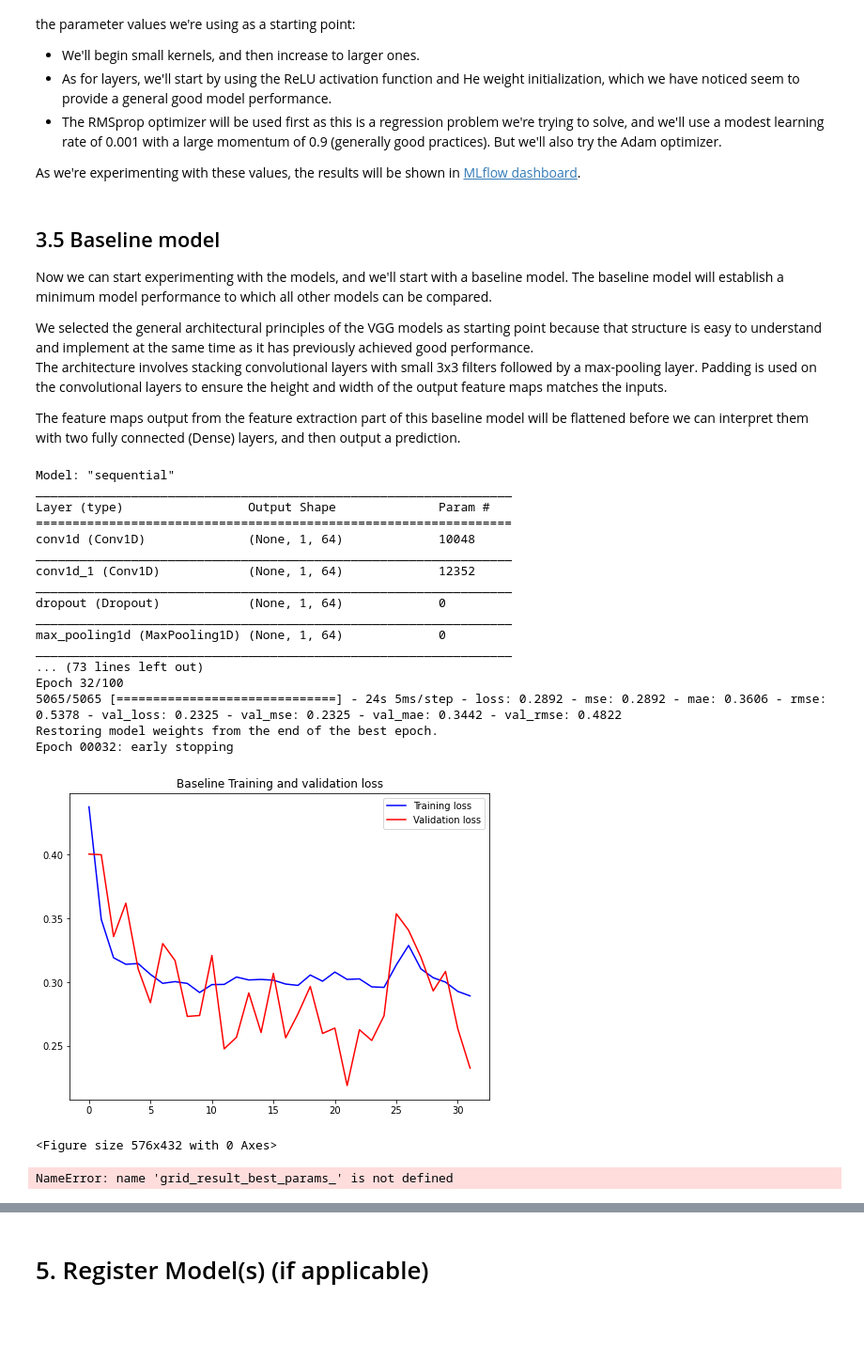
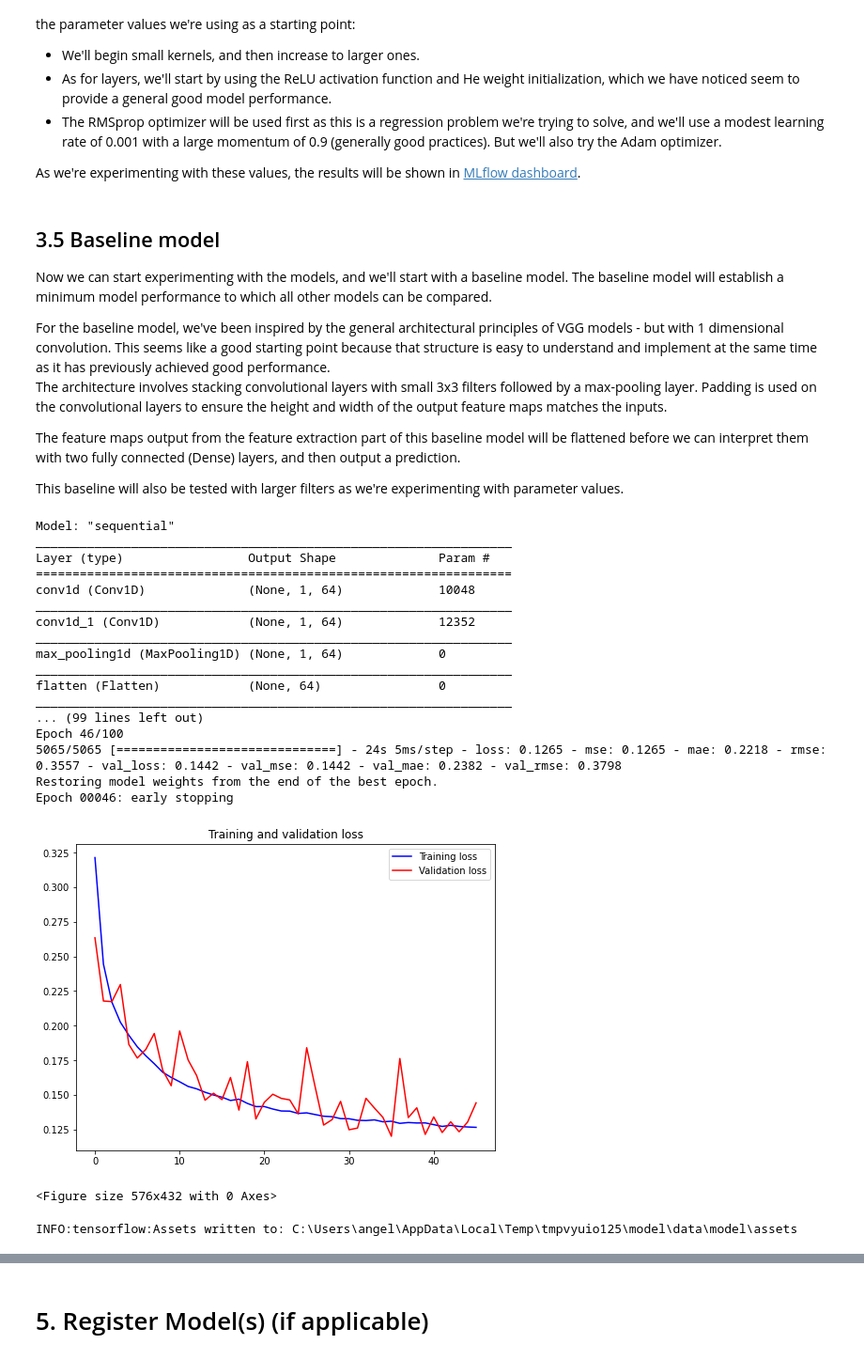
Before and after one commit to digitacs/4dv652-ml, a Jupyter notebook: notebooks/assignment14/good_ugly_cnn.ipynb, the cells around one changed output, grey strips where cells are left out. Shown at 94% size. Cells and saved outputs as stored; diff of their text form; code cells hidden in the pictures; blank space fills up the shorter version.

```diff
--- a/notebooks/assignment14/good_ugly_cnn.ipynb
+++ b/notebooks/assignment14/good_ugly_cnn.ipynb
@@ -78,6 +78,10 @@ print(df.shape)
 # %%
 X = df.drop(columns=['ConfidenceScore', 'GoodnessScore'])
 y = df[['ConfidenceScore', 'GoodnessScore']]
+
+from sklearn.utils import shuffle
+
+X, y = shuffle(X, y, random_state=random_state)
 # %%
 from sklearn.model_selection import train_test_split
 
@@ -277,6 +281,8 @@ kernel_initializer = 'he_uniform'
 
 pool_size = 2
 
+dense_units = 128
+
 output_activation = 'linear'
 
 # Optimization function
@@ -289,11 +295,15 @@ opt = RMSprop(learning_rate=learning_rate, momentum=momentum)
 
 Now we can start experimenting with the models, and we'll start with a baseline model. The baseline model will establish a minimum model performance to which all other models can be compared.
 
-We selected the general architectural principles of the VGG models as starting point because that structure is easy to understand and implement at the same time as it has previously achieved good performance. <br />
+For the baseline model, we've been inspired by the general architectural principles of VGG models - but with 1 dimensional convolution.
+This seems like a good starting point because that structure is easy to understand and implement at the same time as it has previously achieved good performance. <br />
 The architecture involves stacking convolutional layers with small 3x3 filters followed by a max-pooling layer. Padding is used on the convolutional layers to ensure the height and width of the output feature maps matches the inputs.
 
 The feature maps output from the feature extraction part of this baseline model will be flattened before we can interpret them with two fully connected (Dense) layers, and then output a prediction.
+
+This baseline will also be tested with larger filters as we're experimenting with parameter values.
 # %%
+import time
 from tensorflow.keras.layers import Conv1D, Dropout, MaxPool1D, Flatten, Dense
 
 model_name = 'good_ugly_cnn_baseline'
@@ -301,10 +311,10 @@ model_name = 'good_ugly_cnn_baseline'
 baseline_layers = [
     Conv1D(filters=filters, kernel_size=kernel_size, padding='same', activation=activation, kernel_initializer=kernel_initializer),
     Conv1D(filters=filters, kernel_size=kernel_size, padding='same', activation=activation, kernel_initializer=kernel_initializer),
-    Dropout(0.5),
+    #Dropout(0.5),
     MaxPool1D(pool_size=pool_size, padding='same'),
     Flatten(),
-    Dense(100, activation=activation, kernel_initializer=kernel_initializer),
+    Dense(dense_units, activation=activation, kernel_initializer=kernel_initializer),
     Dense(n_outputs, activation=output_activation)
 ]
 
@@ -312,8 +322,7 @@ with mlflow.start_run(run_name=model_name) as run:
 
     baseline_model = create_model(layers=baseline_layers, optimizer=opt)
 
-    baseline_history = baseline_model.fit(
-                            X_train,
+    baseline_history = baseline_model.fit(X_train,
                             y_train,
                             epochs=epochs,
                             batch_size=batch_size,
@@ -323,56 +332,62 @@ with mlflow.start_run(run_name=model_name) as run:
                             callbacks=[early_stopping])
 
     # Plot training history
-    plot_train_history(baseline_history, 'Baseline Training and validation loss')
+    plot_train_history(baseline_history, 'Training and validation loss')
     plt.savefig("training_history.jpg")
     mlflow.log_artifact("training_history.jpg")
     plt.show()
 
     # Log model parameters
     mlflow.log_param("activation", activation)
-    mlflow.log_param("kernel initializer", kernel_initializer)
+    mlflow.log_param("kernel_initializer", kernel_initializer)
     mlflow.log_param("output activation", output_activation)
     mlflow.log_param("optimizer", optimizer)
     mlflow.log_param("learning rate", learning_rate)
     mlflow.log_param("momentum", momentum)
     mlflow.log_param("batch size", batch_size)
     mlflow.log_param("epochs", early_stopping.stopped_epoch)
-    mlflow.log_params("filters", filters)
+    mlflow.log_param("filters", filters)
     mlflow.log_param("kernel_size", kernel_size)
     mlflow.log_param("pool size", pool_size)
+    mlflow.log_param("total params", baseline_model.count_params())
+    mlflow.log_param("units", dense_units)
 
     # Log model performance
-    predictions = model.predict(X_test)
+    start_time = time.time()
+    predictions = baseline_model.predict(X_test)
+    end_time = time.time()
+    process_time = (end_time - start_time) * 1000
     predictions = y_scaler.inverse_transform(predictions)
-    (mse, mae, r2, variance) = eval_metrics(y_test, predicitions)
+    (mse, mae, r2, variance) = eval_metrics(y_test, predictions)
     mlflow.log_metric("mse", mse)
     mlflow.log_metric("mae", mae)
     mlflow.log_metric("R-squared", r2)
     mlflow.log_metric("variance", variance)
+    mlflow.log_metric("process time", process_time)
 
     # Log model and scaler(s)
-    mlflow.keras.log_model(dense_model, model_name, signature=signature)
+    mlflow.keras.log_model(baseline_model, model_name, signature=signature)
     mlflow.sklearn.log_model(X_scaler, 'InputScaler')
     mlflow.sklearn.log_model(y_scaler, 'OutputScaler')
 # %% [output]
 Model: "sequential"
 _________________________________________________________________
 Layer (type)                 Output Shape              Param #
 =================================================================
 conv1d (Conv1D)              (None, 1, 64)             10048
 _________________________________________________________________
 conv1d_1 (Conv1D)            (None, 1, 64)             12352
 _________________________________________________________________
-dropout (Dropout)            (None, 1, 64)             0
-_________________________________________________________________
 max_pooling1d (MaxPooling1D) (None, 1, 64)             0
 _________________________________________________________________
-... (73 lines left out)
-Epoch 32/100
-5065/5065 [==============================] - 24s 5ms/step - loss: 0.2892 - mse: 0.2892 - mae: 0.3606 - rmse: 0.5378 - val_loss: 0.2325 - val_mse: 0.2325 - val_mae: 0.3442 - val_rmse: 0.4822
+flatten (Flatten)            (None, 64)                0
+_________________________________________________________________
+... (99 lines left out)
+Epoch 46/100
+5065/5065 [==============================] - 24s 5ms/step - loss: 0.1265 - mse: 0.1265 - mae: 0.2218 - rmse: 0.3557 - val_loss: 0.1442 - val_mse: 0.1442 - val_mae: 0.2382 - val_rmse: 0.3798
 Restoring model weights from the end of the best epoch.
-Epoch 00032: early stopping
+Epoch 00046: early stopping
-[figure, old version]
+[figure, new version]
 <Figure size 576x432 with 0 Axes>
-NameError: name 'grid_result_best_params_' is not defined
+INFO:tensorflow:Assets written to: C:\Users\angel\AppData\Local\Temp\tmpvyuio125\model\data\model\assets
 # %% [markdown]
```
Also changed, not shown: parts of 21 cells of this notebook.
